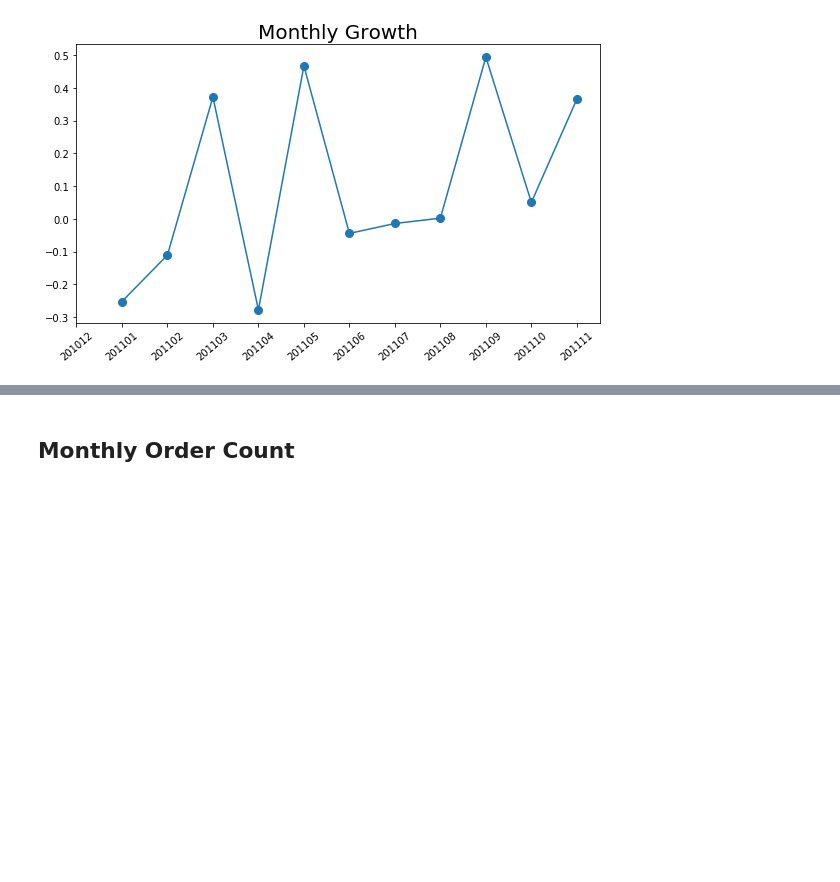
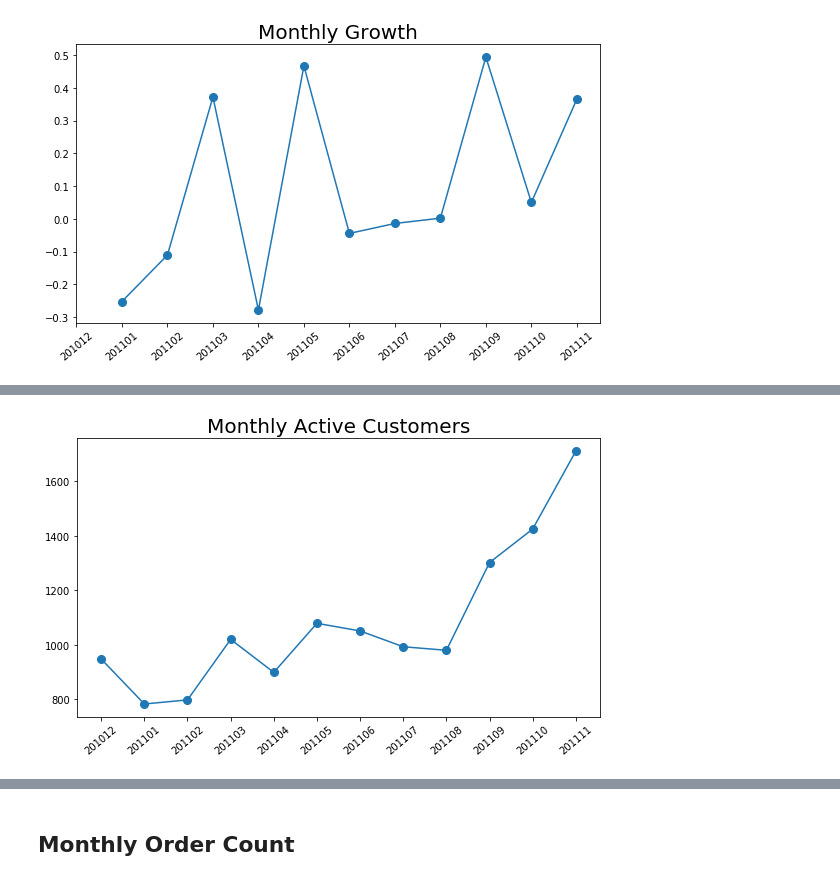
Before and after one commit to dae-han/Business_Growth_Using_Data_Science, a Jupyter notebook: Metrics.ipynb, the cells around one changed output, grey strips where cells are left out. Drawn from its saved outputs; the diff is of its cells as text; code cells hidden in the pictures; blank space fills up the shorter version.

```diff
--- a/Metrics.ipynb
+++ b/Metrics.ipynb
@@ -144,0 +160,5 @@ plt.tight_layout();
+# %%
+# Create monthly active customers dataframe
+
+df_monthly_active = df.groupby('InvoiceYearMonth').nunique()[['CustomerID']].rename(columns = {'CustomerID':'Active_Customers'})
+df_monthly_active
@@ -144,0 +220,15 @@ plt.tight_layout();
+# %%
+# Last month (201112) in this dataset is not complete. Therefore, I remove it from the dataset.
+
+x = df_monthly_active.index[:-1]
+y = df_monthly_active['Active_Customers'][:-1]
+# %%
+# Plot using Matplotlib as Plotly plot does not show in GitHub preview.
+
+plt.figure(figsize = (8,5))
+plt.plot(list(range(1, len(x)+1)),y, marker = "o", markersize = 8,)
+plt.xticks(list(range(1, len(x)+1)), x, rotation = 40)
+plt.title("Monthly Active Customers", fontsize = 20)
+plt.tight_layout();
+# %% [output]
+[figure, added]
```
Also changed, not shown: parts of 11 cells of this notebook.
